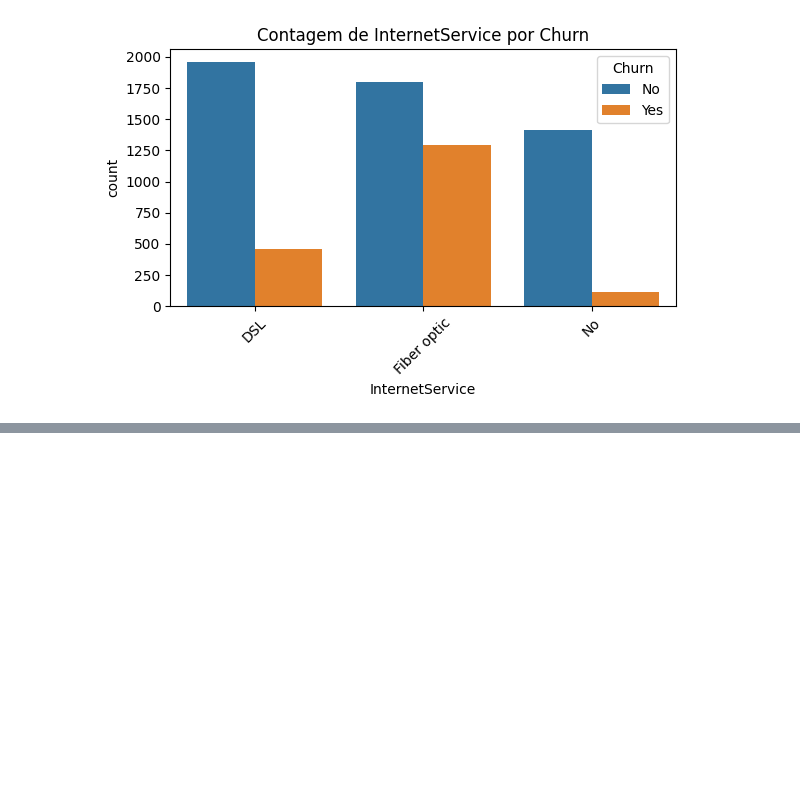
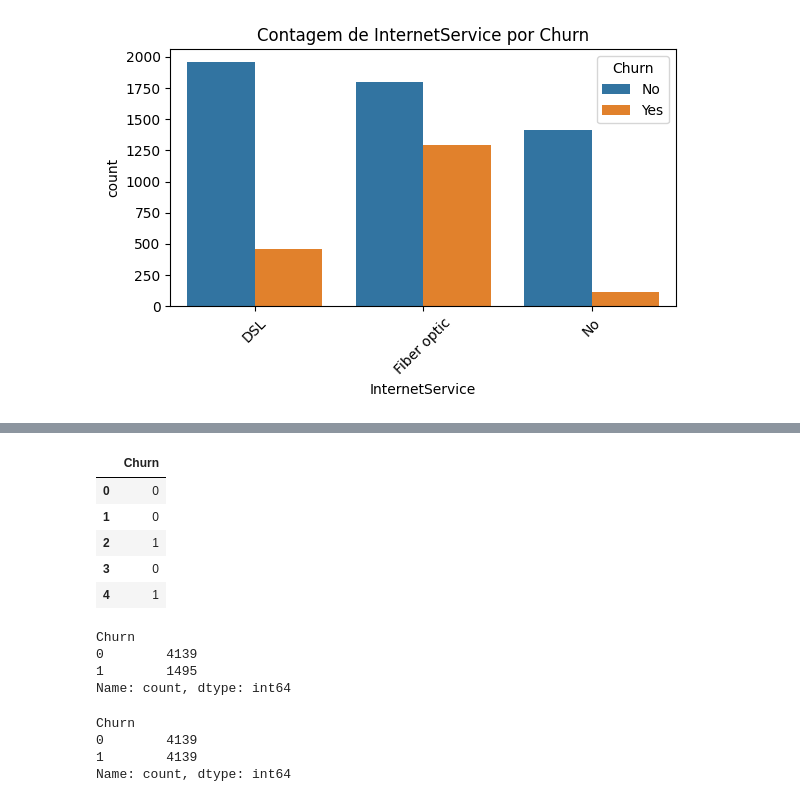
Before and after one commit to jonnathann/portifolio_ra, a Jupyter notebook: notebooks/churn_prediction.ipynb, the cells around one changed output, grey strips where cells are left out. Drawn from its saved outputs; the diff is of its cells as text; code cells hidden in the pictures; blank space fills up the shorter version.

Commit message:
Análise de churn concluída

```diff
--- a/notebooks/churn_prediction.ipynb
+++ b/notebooks/churn_prediction.ipynb
@@ -254,0 +257,3 @@ for var in variaveis_para_analisar:
+# %%
+X = df_numerical[df_numerical.columns[0:-1]]
+y = df_numerical[['Churn']]
@@ -254,0 +269,9 @@ for var in variaveis_para_analisar:
+# %%
+y.head()
+# %% [output]
+|  | Churn |
+| 0 | 0 |
+| 1 | 0 |
+| 2 | 1 |
+| 3 | 0 |
+| 4 | 1 |
@@ -254,0 +288,16 @@ for var in variaveis_para_analisar:
+# %%
+#Antes do balanceamento
+y_train.value_counts()
+# %% [output]
+Churn
+0        4139
+1        1495
+Name: count, dtype: int64
+# %%
+#Depois do balanceamento
+y_train_bal.value_counts()
+# %% [output]
+Churn
+0        4139
+1        4139
+Name: count, dtype: int64
```
Also changed, not shown: parts of 8 cells of this notebook.
